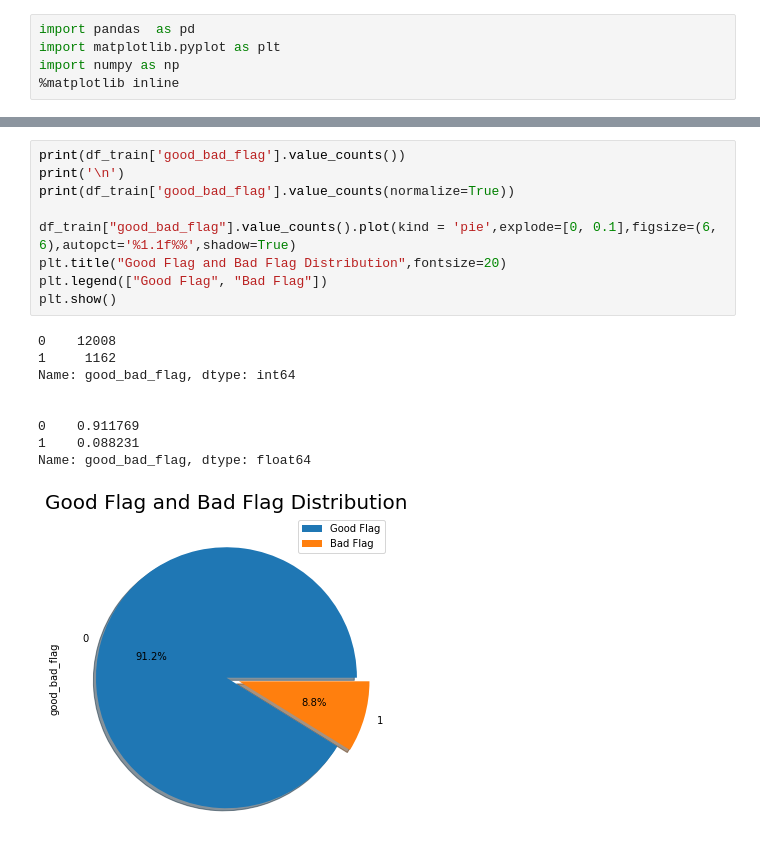
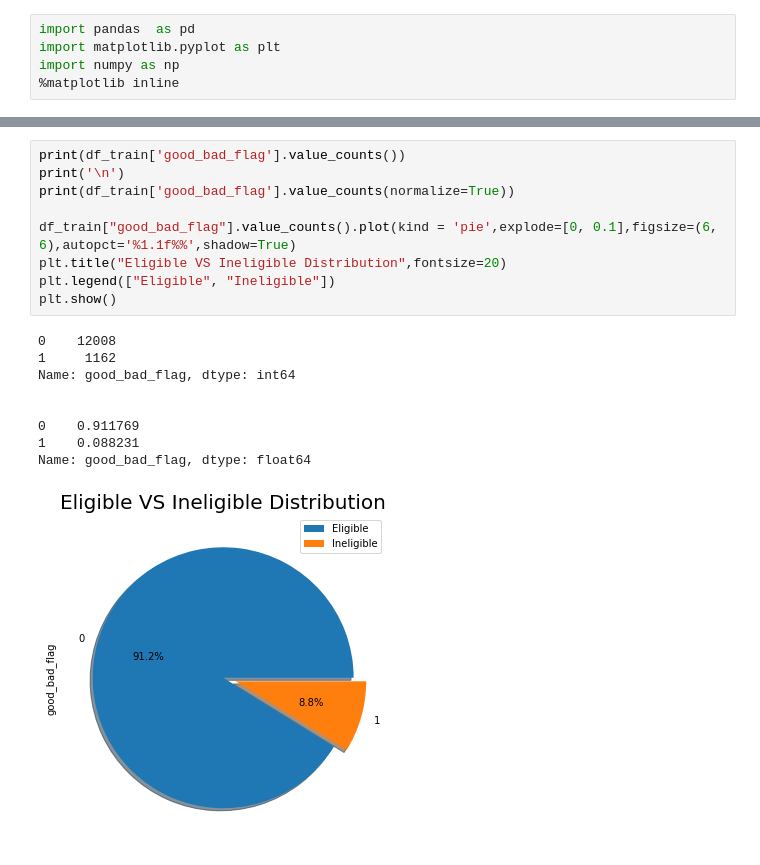
Before and after one commit to uannabi/CreditPridiction, a Jupyter notebook: CreditPrediction.ipynb, the cells around one changed output, grey strips where cells are left out. Cells and saved outputs as stored; diff of their text form.

```diff
--- a/CreditPrediction.ipynb
+++ b/CreditPrediction.ipynb
@@ -48,19 +48,19 @@ df_train.describe().transpose()
 # %%
 print(df_train['good_bad_flag'].value_counts())
 print('\n')
 print(df_train['good_bad_flag'].value_counts(normalize=True))
 
 df_train["good_bad_flag"].value_counts().plot(kind = 'pie',explode=[0, 0.1],figsize=(6, 6),autopct='%1.1f%%',shadow=True)
-plt.title("Good Flag and Bad Flag Distribution",fontsize=20)
-plt.legend(["Good Flag", "Bad Flag"])
+plt.title("Eligible VS Ineligible Distribution",fontsize=20)
+plt.legend(["Eligible", "Ineligible"])
 plt.show()
 # %% [output]
 0    12008
 1     1162
 Name: good_bad_flag, dtype: int64
 
 
 0    0.911769
 1    0.088231
 Name: good_bad_flag, dtype: float64
-[figure, old version]
+[figure, new version]
```
Also changed, not shown: parts of 4 cells of this notebook.
